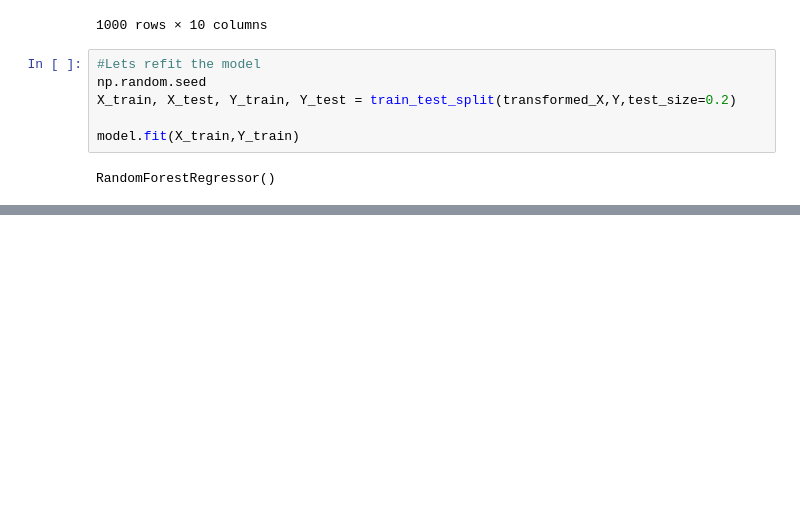
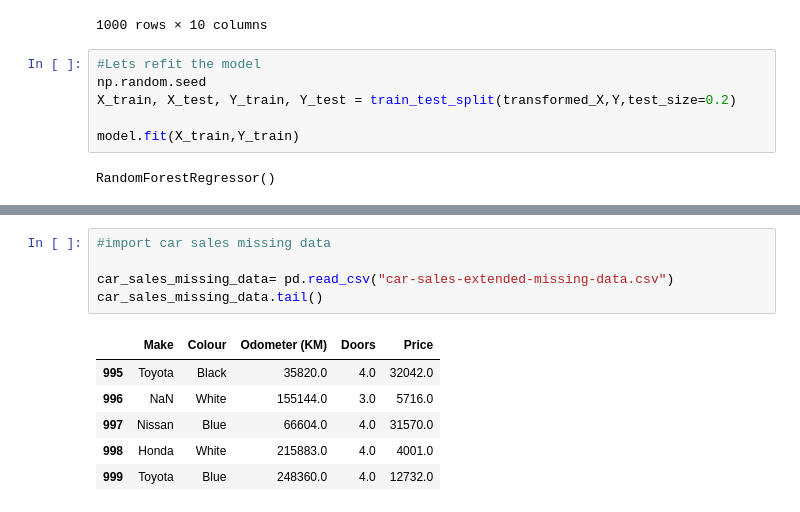
Before and after one commit to Manishankar04/ml_2023, a Jupyter notebook: scikit_learn/Scikit_sample_workbook.ipynb, the cells around one changed output, grey strips where cells are left out. Drawn from its saved outputs; the diff is of its cells as text; blank space fills up the shorter version.

```diff
--- a/scikit_learn/Scikit_sample_workbook.ipynb
+++ b/scikit_learn/Scikit_sample_workbook.ipynb
@@ -169,0 +170,12 @@ model.score(X_train,Y_train)
+# %%
+#import car sales missing data
+
+car_sales_missing_data= pd.read_csv("car-sales-extended-missing-data.csv")
+car_sales_missing_data.tail()
+# %% [output]
+|  | Make | Colour | Odometer (KM) | Doors | Price |
+| 995 | Toyota | Black | 35820.0 | 4.0 | 32042.0 |
+| 996 | NaN | White | 155144.0 | 3.0 | 5716.0 |
+| 997 | Nissan | Blue | 66604.0 | 4.0 | 31570.0 |
+| 998 | Honda | White | 215883.0 | 4.0 | 4001.0 |
+| 999 | Toyota | Blue | 248360.0 | 4.0 | 12732.0 |
```
Also changed, not shown: parts of 12 cells of this notebook, 1 other file.
